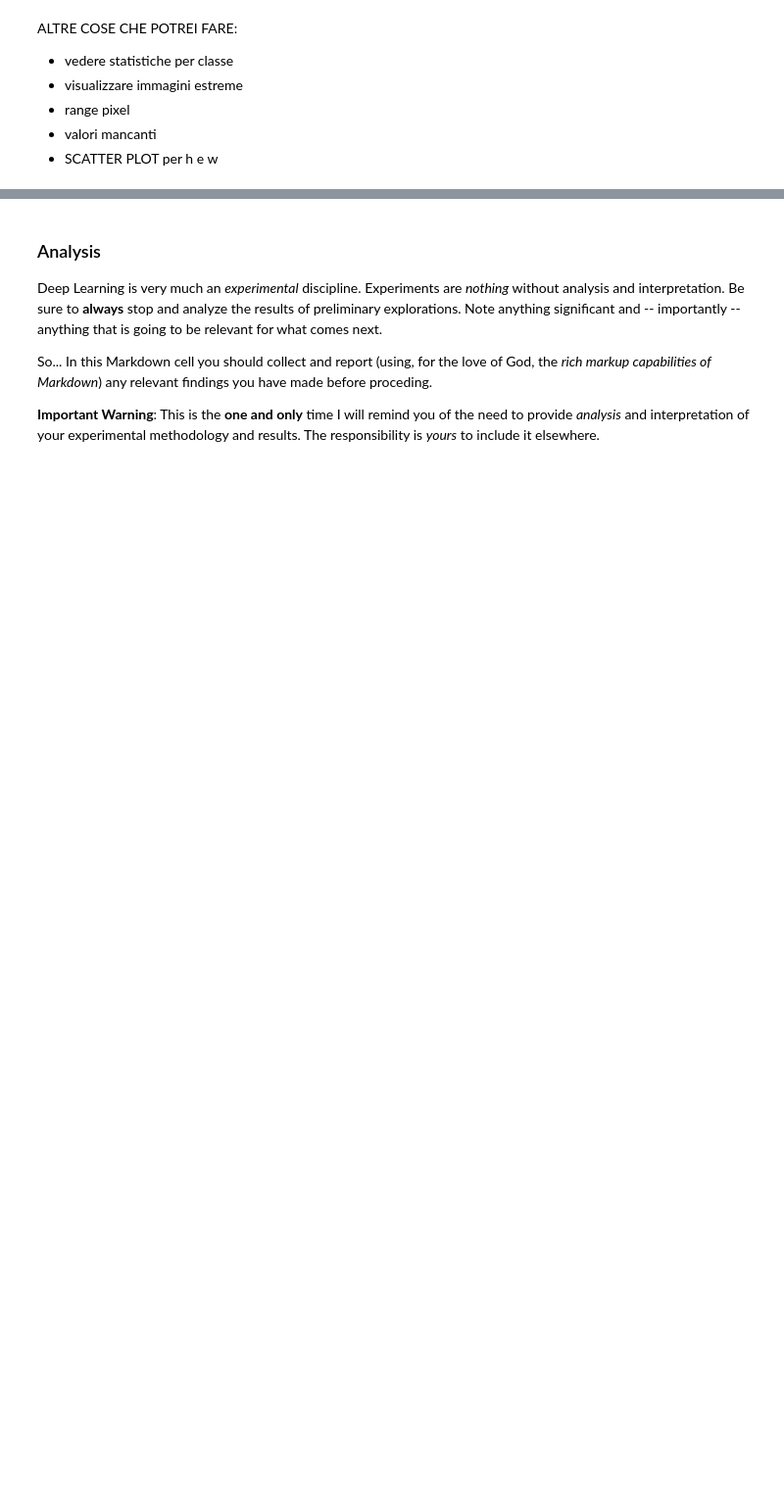
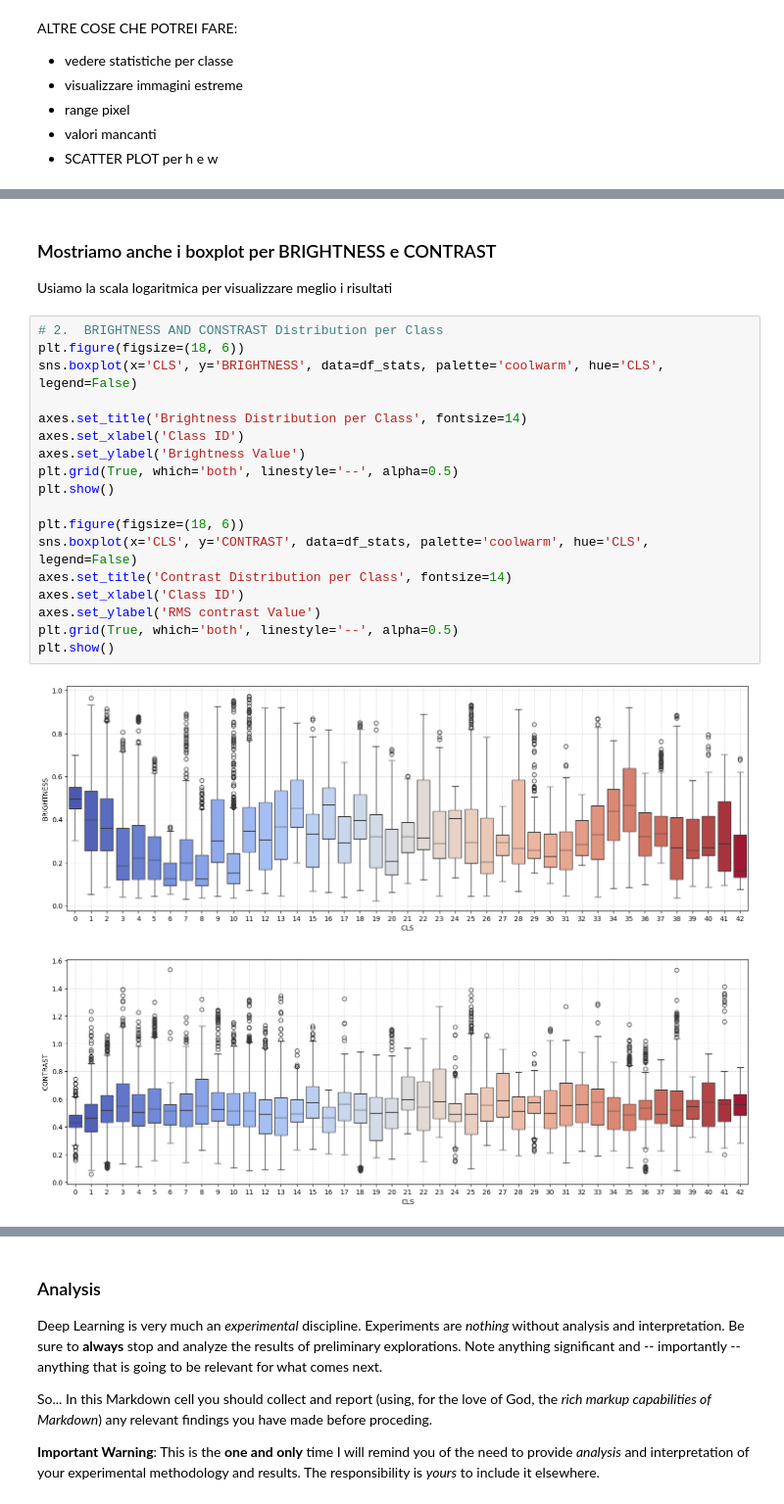
Before and after one commit to TommyyPasto/DLA-course-repo, a Jupyter notebook: Lab 1/DLA-Lab1.ipynb, the cells around one changed output, grey strips where cells are left out. Shown at 98% size. Cells and saved outputs as stored; diff of their text form; blank space fills up the shorter version.

```diff
--- a/Lab 1/DLA-Lab1.ipynb
+++ b/Lab 1/DLA-Lab1.ipynb
@@ -261,0 +382,24 @@ ALTRE COSE CHE POTREI FARE:
+# %% [markdown]
+### Mostriamo anche i boxplot per BRIGHTNESS e CONTRAST
+Usiamo la scala logaritmica per visualizzare meglio i risultati
+# %%
+# 2.  BRIGHTNESS AND CONSTRAST Distribution per Class
+plt.figure(figsize=(18, 6))
+sns.boxplot(x='CLS', y='BRIGHTNESS', data=df_stats, palette='coolwarm', hue='CLS', legend=False)
+
+axes.set_title('Brightness Distribution per Class', fontsize=14)
+axes.set_xlabel('Class ID')
+axes.set_ylabel('Brightness Value')
+plt.grid(True, which='both', linestyle='--', alpha=0.5)
+plt.show()
+
+plt.figure(figsize=(18, 6))
+sns.boxplot(x='CLS', y='CONTRAST', data=df_stats, palette='coolwarm', hue='CLS', legend=False)
+axes.set_title('Contrast Distribution per Class', fontsize=14)
+axes.set_xlabel('Class ID')
+axes.set_ylabel('RMS contrast Value')
+plt.grid(True, which='both', linestyle='--', alpha=0.5)
+plt.show()
+# %% [output]
+[figure, added]
+[figure, added]
```
Also changed, not shown: parts of 20 cells of this notebook.
